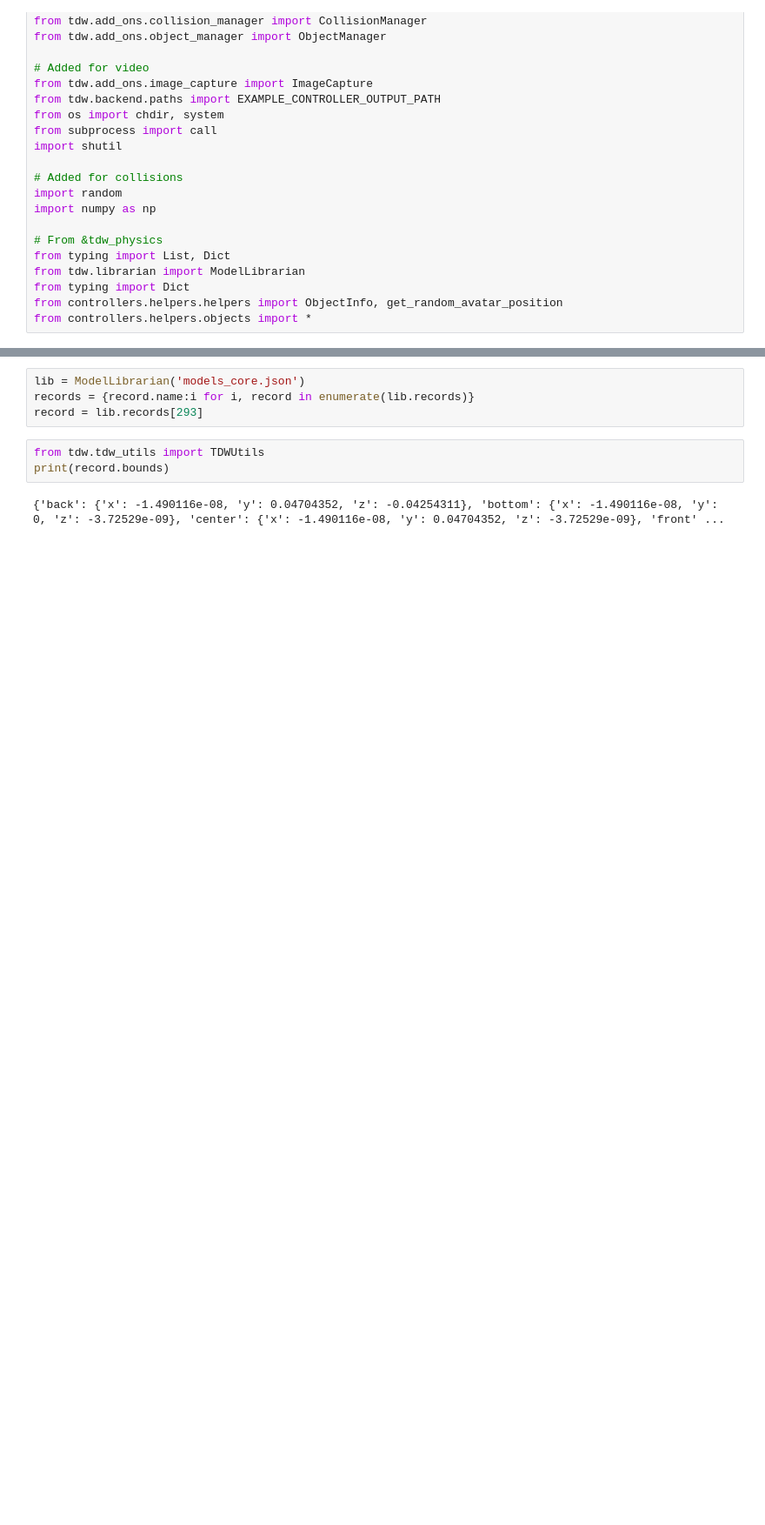
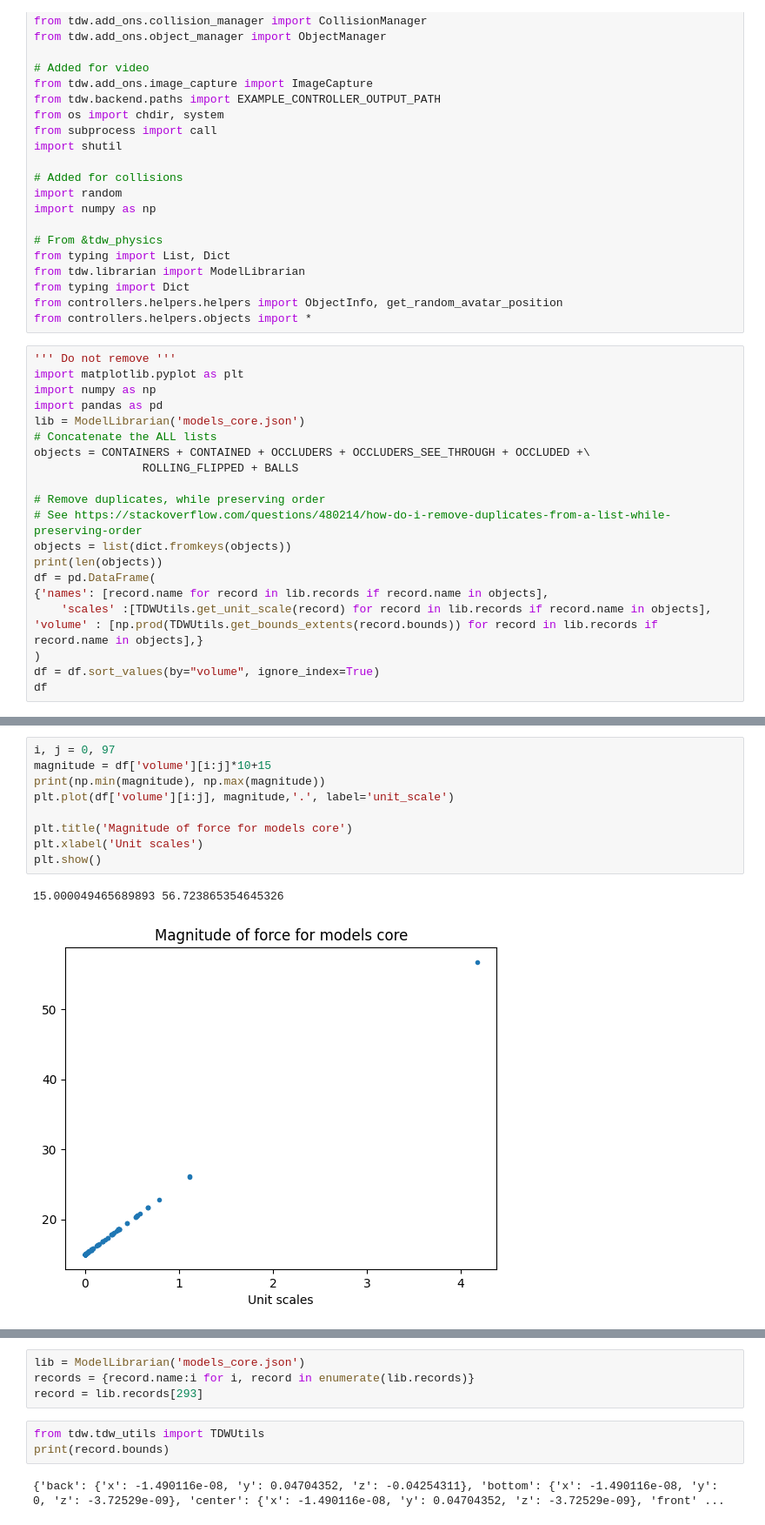
Before and after one commit to readmees/tdw_physics, a Jupyter notebook: quick_runs.ipynb, the cells around one changed output, grey strips where cells are left out. Shown: that part at 87% size. Saved outputs shown, nothing was run; the diff lists cells and outputs as text; blank space fills up the shorter version.

Commit message:
Applied force magnitude formula, based on bounds and scale

```diff
--- a/quick_runs.ipynb
+++ b/quick_runs.ipynb
@@ -23,3 +23,24 @@ from tdw.librarian import ModelLibrarian
 from typing import Dict
 from controllers.helpers.helpers import ObjectInfo, get_random_avatar_position
 from controllers.helpers.objects import *
+# %%
+''' Do not remove '''
+import matplotlib.pyplot as plt
+import numpy as np
+import pandas as pd
+lib = ModelLibrarian('models_core.json')
+# Concatenate the ALL lists
+objects = CONTAINERS + CONTAINED + OCCLUDERS + OCCLUDERS_SEE_THROUGH + OCCLUDED +\
+                ROLLING_FLIPPED + BALLS
+
+# Remove duplicates, while preserving order
+# See https://stackoverflow.com/questions/480214/how-do-i-remove-duplicates-from-a-list-while-preserving-order
+objects = list(dict.fromkeys(objects))
+print(len(objects))
+df = pd.DataFrame(
+{'names': [record.name for record in lib.records if record.name in objects],
+    'scales' :[TDWUtils.get_unit_scale(record) for record in lib.records if record.name in objects],
+'volume' : [np.prod(TDWUtils.get_bounds_extents(record.bounds)) for record in lib.records if record.name in objects],}
+)
+df = df.sort_values(by="volume", ignore_index=True)
+df
@@ -25,0 +62,12 @@ from controllers.helpers.objects import *
+# %%
+i, j = 0, 97
+magnitude = df['volume'][i:j]*10+15
+print(np.min(magnitude), np.max(magnitude))
+plt.plot(df['volume'][i:j], magnitude,'.', label='unit_scale')
+
+plt.title('Magnitude of force for models core')
+plt.xlabel('Unit scales')
+plt.show()
+# %% [output]
+15.000049465689893 56.723865354645326
+[figure, added]
```
Also changed, not shown: parts of 3 cells of this notebook, 3 other files.
